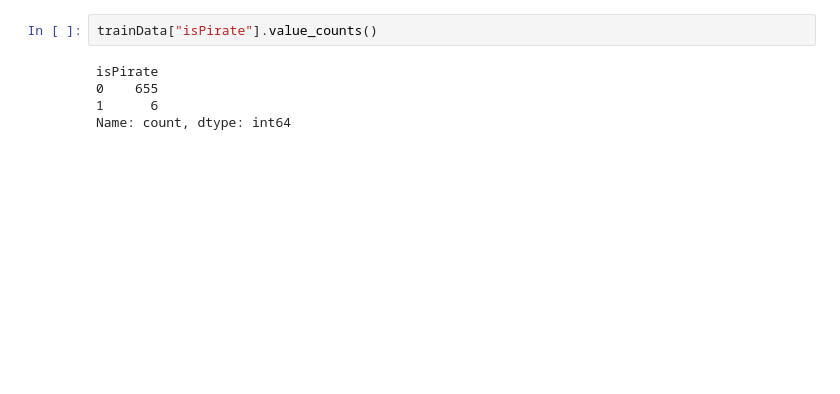
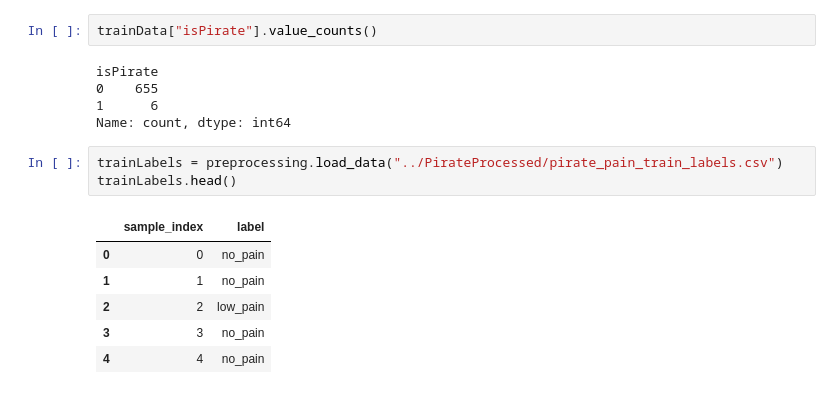
Before and after one commit to Gradient-Gang/ANN-Challenges, a Jupyter notebook: Notebook/preprocessing.ipynb, the cells around one changed output. Drawn from its saved outputs; the diff is of its cells as text; blank space fills up the shorter version.

```diff
--- a/Notebook/preprocessing.ipynb
+++ b/Notebook/preprocessing.ipynb
@@ -43,3 +46,13 @@ isPirate
 0    655
 1      6
 Name: count, dtype: int64
+# %%
+trainLabels = preprocessing.load_data("../PirateProcessed/pirate_pain_train_labels.csv")
+trainLabels.head()
+# %% [output]
+|  | sample_index | label |
+| 0 | 0 | no_pain |
+| 1 | 1 | no_pain |
+| 2 | 2 | low_pain |
+| 3 | 3 | no_pain |
+| 4 | 4 | no_pain |
```
Also changed, not shown: parts of 5 cells of this notebook, 1 other file.
